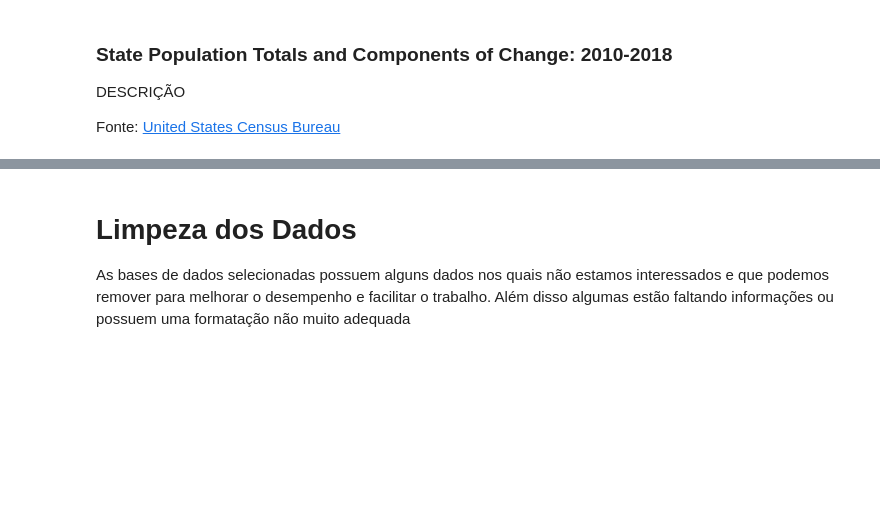
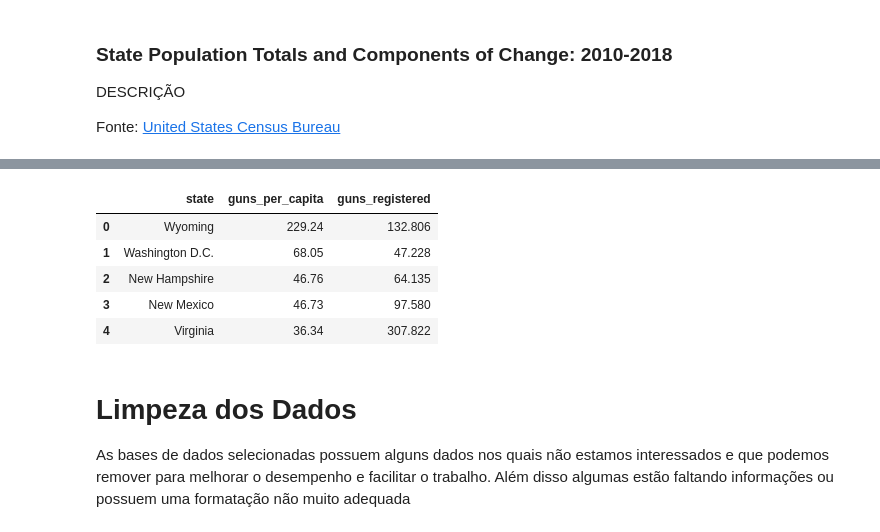
Before and after one commit to PedroPrisxzma/DataScience-Project, a Jupyter notebook: notebooks/Data_and_Cleaning.ipynb, the cells around one changed output, grey strips where cells are left out. Cells and saved outputs as stored; diff of their text form; code cells hidden in the pictures; blank space fills up the shorter version.

```diff
--- a/notebooks/Data_and_Cleaning.ipynb
+++ b/notebooks/Data_and_Cleaning.ipynb
@@ -26,3 +67,14 @@ population = pd.read_csv('../databases/nst-est2018-alldata.zip', compression='zi
+# %%
+# Load dataset
+gun_register = pd.read_csv('../databases/gun_register.zip', compression='zip')
+gun_register.head()
+# %% [output]
+|  | state | guns_per_capita | guns_registered |
+| 0 | Wyoming | 229.24 | 132.806 |
+| 1 | Washington D.C. | 68.05 | 47.228 |
+| 2 | New Hampshire | 46.76 | 64.135 |
+| 3 | New Mexico | 46.73 | 97.580 |
+| 4 | Virginia | 36.34 | 307.822 |
 # %% [markdown]
 # Limpeza dos Dados
 
```
Also changed, not shown: parts of 6 cells of this notebook, 3 other files.
